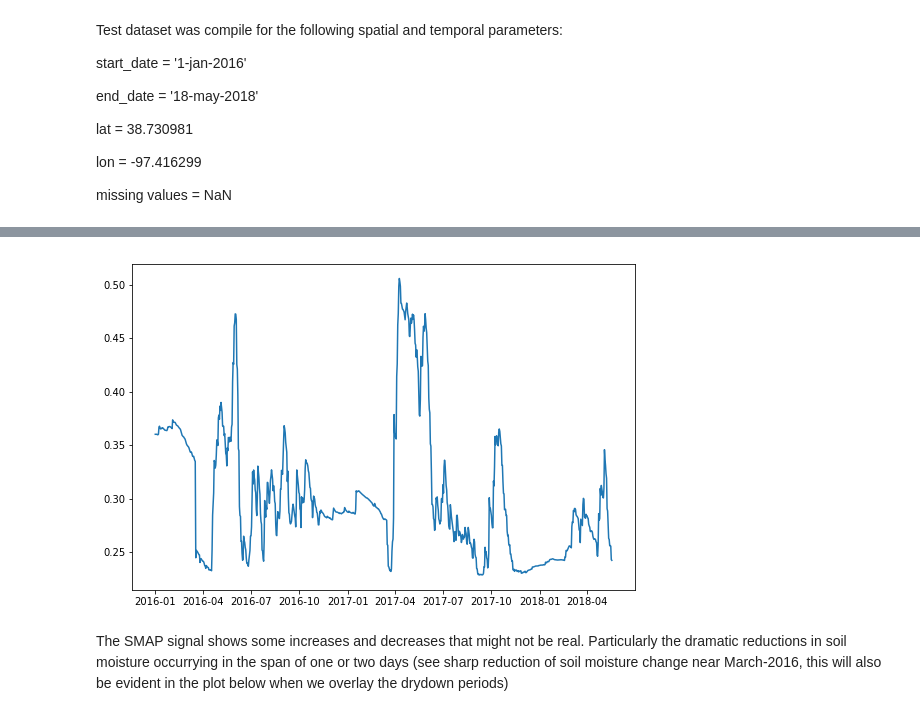
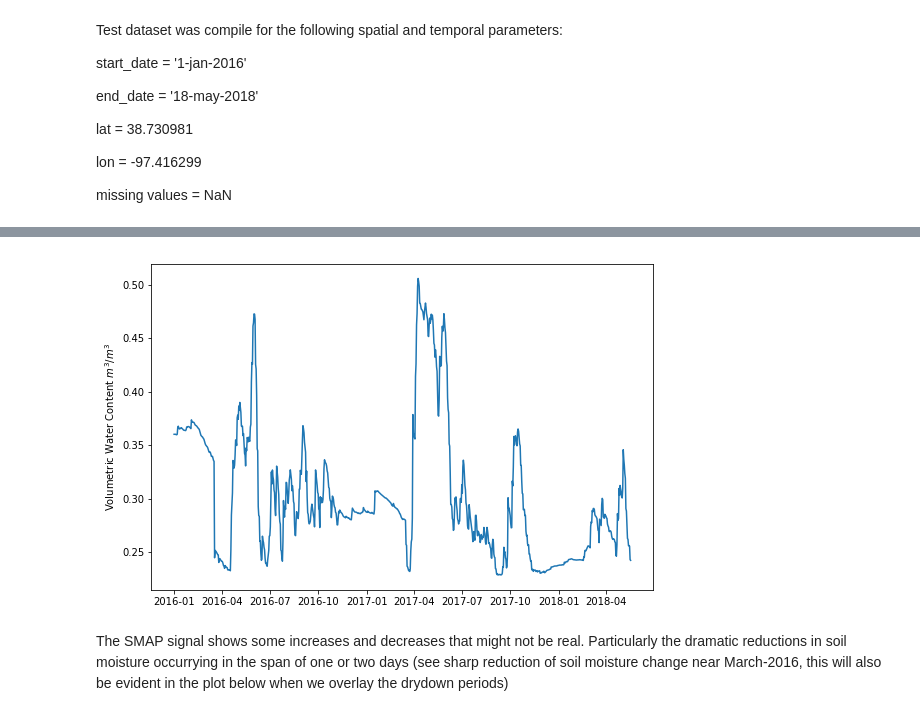
Before and after one commit to andres-patrignani/pynotes, a Jupyter notebook: notebooks/drydowns_from_timeseries.ipynb, the cells around one changed output, grey strips where cells are left out. Saved outputs shown, nothing was run; the diff lists cells and outputs as text; code cells hidden in the pictures.

```diff
--- a/notebooks/drydowns_from_timeseries.ipynb
+++ b/notebooks/drydowns_from_timeseries.ipynb
@@ -97,10 +92,11 @@ data.head(5)
 # %%
 # Plot timeseries of soil moisture and EDDI
 plt.figure(figsize=(9,6))
 plt.plot(data.date,data.rootzone)
+plt.ylabel('Volumetric Water Content $m^3/m^3$')
 plt.show()
 # %% [output]
-[figure, old version]
+[figure, new version]
 # %% [markdown]
 The SMAP signal shows some increases and decreases that might not be real. Particularly the dramatic reductions in soil moisture occurrying in the span of one or two days (see sharp reduction of soil moisture change near March-2016, this will also be evident in the plot below when we overlay the drydown periods)
 # %%
```
Also changed, not shown: parts of 10 cells of this notebook, 6 other files.
